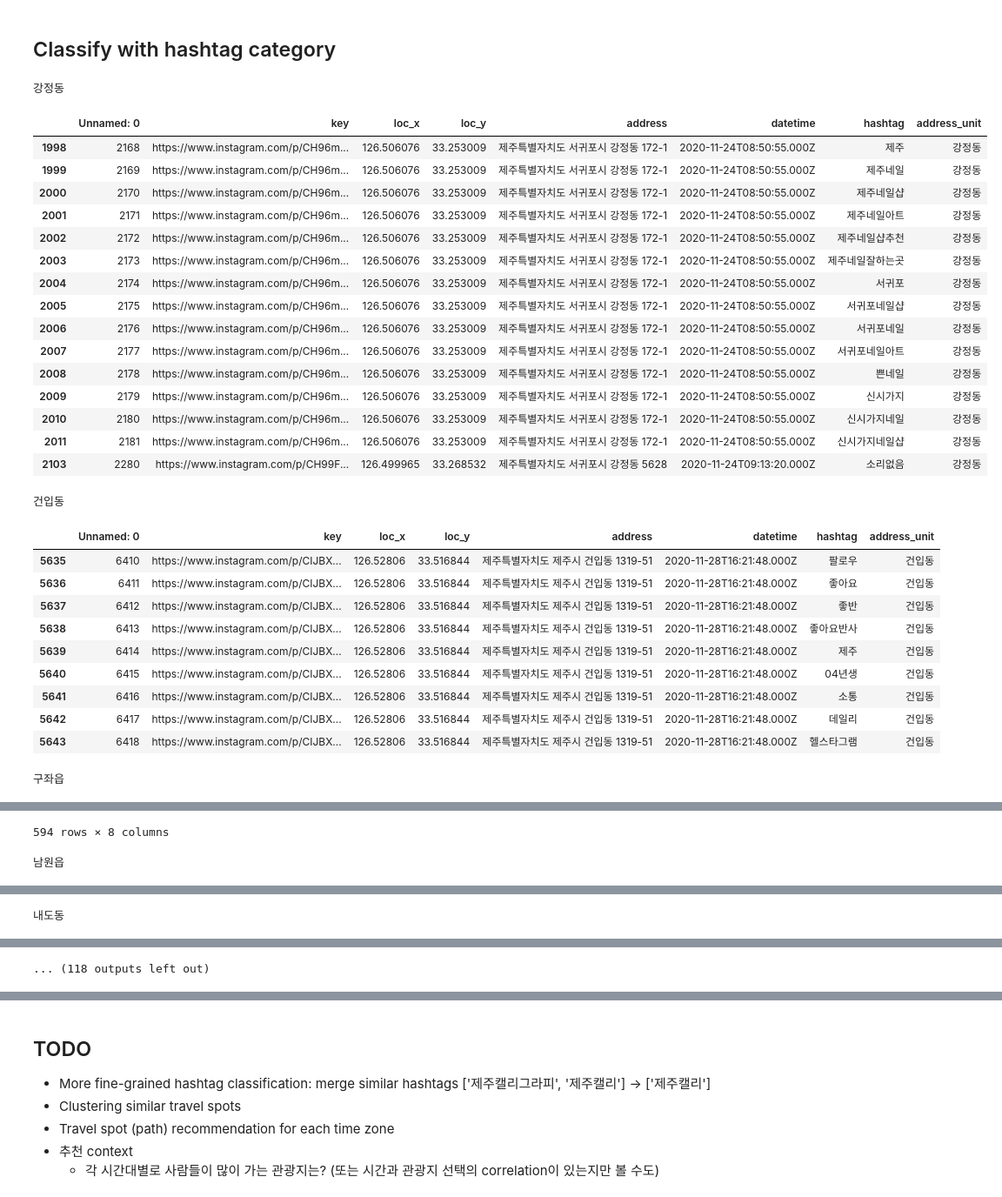
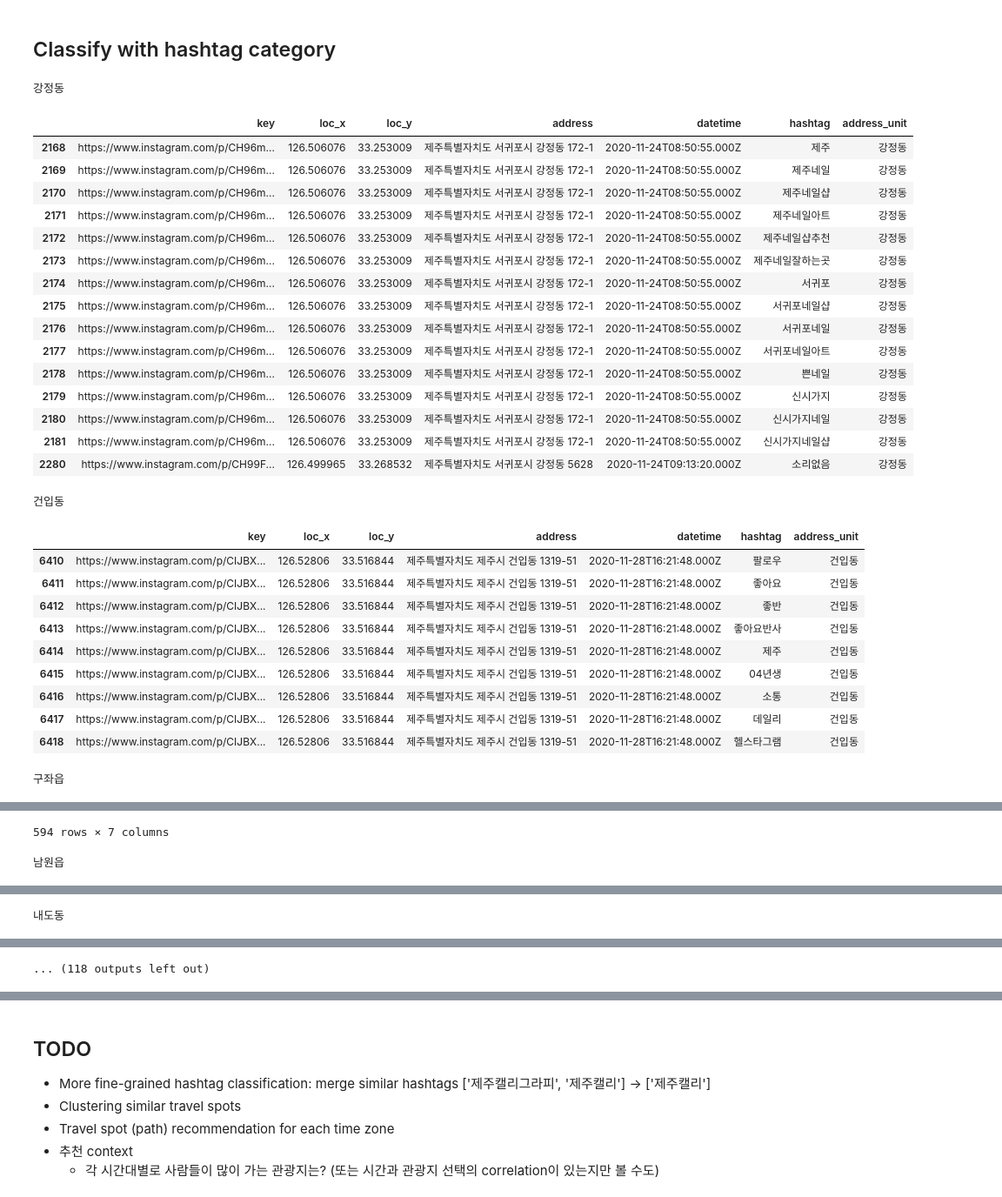
Before and after one commit to EunhoCho/RRRRRR, a Jupyter notebook: Preprocessing.ipynb, the cells around one changed output, grey strips where cells are left out. Shown at 87% size. Cells and saved outputs as stored; diff of their text form; code cells hidden in the pictures.

```diff
--- a/Preprocessing.ipynb
+++ b/Preprocessing.ipynb
@@ -2,5 +2,5 @@
 import pandas as pd
 import json
 # %%
-posts = json.load(open('locations.json'))
+posts = json.load(open('norm_locations.json'))
 keys = json.load(open('keys.json'))
@@ -71,6 +81,7 @@ def flatten_hashtags(posts):
                 'location': post['location'],
                 'datetime': post['datetime'],
                 'hashtag': hashtag,
+                'address': post['address'],
                 'loc_x': post['x'],
                 'loc_y': post['y']
 
@@ -93,19 +104,19 @@ def convert_location_to_coord(df):
     total = len(df)
     count = 1
     for i, row in df.iterrows():
-        print(f'processing {count}/{total}')
-        count += 1
+#         print(f'processing {count}/{total}')
+#         count += 1
 
-        loc = getLatLng(row['location'])
-        if loc == None:
-            continue
+#         loc = getLatLng(row['location'])
+#         if loc == None:
+#             continue
 
-        print(f'Finding coordinates: {loc}')
+#         print(f'Finding coordinates: {loc}')
         rows.append({
             'key': row['key'],
-            'loc_x': loc['x'],
-            'loc_y': loc['y'],
-            'address': loc['address'],
+            'loc_x': row['loc_x'],
+            'loc_y': row['loc_y'],
+            'address': row['address'],
             'datetime': row['datetime'],
             'hashtag': row['hashtag']
         })
@@ -133,5 +126,5 @@ pr
 # %%
-df_loc = pd.read_csv('locations_coord.csv')
+df_loc.to_csv('locations_coord.csv')
 df_loc = df_loc[~df_loc['hashtag'].str.contains('[A-Za-z]')]
 # %% [markdown]
 ## Classify with hashtag category
@@ -189,46 +182,46 @@ filter_posts_by_hashtag(posts_df, ['식당', '맛집', '밥', '음식']).to_csv(
 # %%
 # for clustering: count hashtags within same location
 
 new_rows = []
 
 for address_unit, group in df_loc.groupby(['address_unit']):
     print(address_unit)
     display(group)
     new_rows.append({
         'location': address_unit,
         'times': list(set(group['datetime'])),
         'count_hashtags': len(group['hashtag']),
-        'hashtags': list(set(group['hashtag']))
+        'hashtags': list(group['hashtag'])
     })
 
 locations = pd.DataFrame(new_rows)
 # %% [output]
 강정동
-|  | Unnamed: 0 | key | loc_x | loc_y | address | datetime | hashtag | address_unit |
-| 1998 | 2168 | https://www.instagram.com/p/CH96m... | 126.506076 | 33.253009 | 제주특별자치도 서귀포시 강정동 172-1 | 2020-11-24T08:50:55.000Z | 제주 | 강정동 |
-| 1999 | 2169 | https://www.instagram.com/p/CH96m... | 126.506076 | 33.253009 | 제주특별자치도 서귀포시 강정동 172-1 | 2020-11-24T08:50:55.000Z | 제주네일 | 강정동 |
-| 2000 | 2170 | https://www.instagram.com/p/CH96m... | 126.506076 | 33.253009 | 제주특별자치도 서귀포시 강정동 172-1 | 2020-11-24T08:50:55.000Z | 제주네일샵 | 강정동 |
-| 2001 | 2171 | https://www.instagram.com/p/CH96m... | 126.506076 | 33.253009 | 제주특별자치도 서귀포시 강정동 172-1 | 2020-11-24T08:50:55.000Z | 제주네일아트 | 강정동 |
-| 2002 | 2172 | https://www.instagram.com/p/CH96m... | 126.506076 | 33.253009 | 제주특별자치도 서귀포시 강정동 172-1 | 2020-11-24T08:50:55.000Z | 제주네일샵추천 | 강정동 |
-| 2003 | 2173 | https://www.instagram.com/p/CH96m... | 126.506076 | 33.253009 | 제주특별자치도 서귀포시 강정동 172-1 | 2020-11-24T08:50:55.000Z | 제주네일잘하는곳 | 강정동 |
-| 2004 | 2174 | https://www.instagram.com/p/CH96m... | 126.506076 | 33.253009 | 제주특별자치도 서귀포시 강정동 172-1 | 2020-11-24T08:50:55.000Z | 서귀포 | 강정동 |
-| 2005 | 2175 | https://www.instagram.com/p/CH96m... | 126.506076 | 33.253009 | 제주특별자치도 서귀포시 강정동 172-1 | 2020-11-24T08:50:55.000Z | 서귀포네일샵 | 강정동 |
-| 2006 | 2176 | https://www.instagram.com/p/CH96m... | 126.506076 | 33.253009 | 제주특별자치도 서귀포시 강정동 172-1 | 2020-11-24T08:50:55.000Z | 서귀포네일 | 강정동 |
-| 2007 | 2177 | https://www.instagram.com/p/CH96m... | 126.506076 | 33.253009 | 제주특별자치도 서귀포시 강정동 172-1 | 2020-11-24T08:50:55.000Z | 서귀포네일아트 | 강정동 |
-| 2008 | 2178 | https://www.instagram.com/p/CH96m... | 126.506076 | 33.253009 | 제주특별자치도 서귀포시 강정동 172-1 | 2020-11-24T08:50:55.000Z | 쁜네일 | 강정동 |
-| 2009 | 2179 | https://www.instagram.com/p/CH96m... | 126.506076 | 33.253009 | 제주특별자치도 서귀포시 강정동 172-1 | 2020-11-24T08:50:55.000Z | 신시가지 | 강정동 |
-| 2010 | 2180 | https://www.instagram.com/p/CH96m... | 126.506076 | 33.253009 | 제주특별자치도 서귀포시 강정동 172-1 | 2020-11-24T08:50:55.000Z | 신시가지네일 | 강정동 |
-| 2011 | 2181 | https://www.instagram.com/p/CH96m... | 126.506076 | 33.253009 | 제주특별자치도 서귀포시 강정동 172-1 | 2020-11-24T08:50:55.000Z | 신시가지네일샵 | 강정동 |
-| 2103 | 2280 | https://www.instagram.com/p/CH99F... | 126.499965 | 33.268532 | 제주특별자치도 서귀포시 강정동 5628 | 2020-11-24T09:13:20.000Z | 소리없음 | 강정동 |
+|  | key | loc_x | loc_y | address | datetime | hashtag | address_unit |
+| 2168 | https://www.instagram.com/p/CH96m... | 126.506076 | 33.253009 | 제주특별자치도 서귀포시 강정동 172-1 | 2020-11-24T08:50:55.000Z | 제주 | 강정동 |
+| 2169 | https://www.instagram.com/p/CH96m... | 126.506076 | 33.253009 | 제주특별자치도 서귀포시 강정동 172-1 | 2020-11-24T08:50:55.000Z | 제주네일 | 강정동 |
+| 2170 | https://www.instagram.com/p/CH96m... | 126.506076 | 33.253009 | 제주특별자치도 서귀포시 강정동 172-1 | 2020-11-24T08:50:55.000Z | 제주네일샵 | 강정동 |
+| 2171 | https://www.instagram.com/p/CH96m... | 126.506076 | 33.253009 | 제주특별자치도 서귀포시 강정동 172-1 | 2020-11-24T08:50:55.000Z | 제주네일아트 | 강정동 |
+| 2172 | https://www.instagram.com/p/CH96m... | 126.506076 | 33.253009 | 제주특별자치도 서귀포시 강정동 172-1 | 2020-11-24T08:50:55.000Z | 제주네일샵추천 | 강정동 |
+| 2173 | https://www.instagram.com/p/CH96m... | 126.506076 | 33.253009 | 제주특별자치도 서귀포시 강정동 172-1 | 2020-11-24T08:50:55.000Z | 제주네일잘하는곳 | 강정동 |
+| 2174 | https://www.instagram.com/p/CH96m... | 126.506076 | 33.253009 | 제주특별자치도 서귀포시 강정동 172-1 | 2020-11-24T08:50:55.000Z | 서귀포 | 강정동 |
+| 2175 | https://www.instagram.com/p/CH96m... | 126.506076 | 33.253009 | 제주특별자치도 서귀포시 강정동 172-1 | 2020-11-24T08:50:55.000Z | 서귀포네일샵 | 강정동 |
+| 2176 | https://www.instagram.com/p/CH96m... | 126.506076 | 33.253009 | 제주특별자치도 서귀포시 강정동 172-1 | 2020-11-24T08:50:55.000Z | 서귀포네일 | 강정동 |
+| 2177 | https://www.instagram.com/p/CH96m... | 126.506076 | 33.253009 | 제주특별자치도 서귀포시 강정동 172-1 | 2020-11-24T08:50:55.000Z | 서귀포네일아트 | 강정동 |
+| 2178 | https://www.instagram.com/p/CH96m... | 126.506076 | 33.253009 | 제주특별자치도 서귀포시 강정동 172-1 | 2020-11-24T08:50:55.000Z | 쁜네일 | 강정동 |
+| 2179 | https://www.instagram.com/p/CH96m... | 126.506076 | 33.253009 | 제주특별자치도 서귀포시 강정동 172-1 | 2020-11-24T08:50:55.000Z | 신시가지 | 강정동 |
+| 2180 | https://www.instagram.com/p/CH96m... | 126.506076 | 33.253009 | 제주특별자치도 서귀포시 강정동 172-1 | 2020-11-24T08:50:55.000Z | 신시가지네일 | 강정동 |
+| 2181 | https://www.instagram.com/p/CH96m... | 126.506076 | 33.253009 | 제주특별자치도 서귀포시 강정동 172-1 | 2020-11-24T08:50:55.000Z | 신시가지네일샵 | 강정동 |
+| 2280 | https://www.instagram.com/p/CH99F... | 126.499965 | 33.268532 | 제주특별자치도 서귀포시 강정동 5628 | 2020-11-24T09:13:20.000Z | 소리없음 | 강정동 |
 건입동
-|  | Unnamed: 0 | key | loc_x | loc_y | address | datetime | hashtag | address_unit |
-| 5635 | 6410 | https://www.instagram.com/p/CIJBX... | 126.52806 | 33.516844 | 제주특별자치도 제주시 건입동 1319-51 | 2020-11-28T16:21:48.000Z | 팔로우 | 건입동 |
-| 5636 | 6411 | https://www.instagram.com/p/CIJBX... | 126.52806 | 33.516844 | 제주특별자치도 제주시 건입동 1319-51 | 2020-11-28T16:21:48.000Z | 좋아요 | 건입동 |
-| 5637 | 6412 | https://www.instagram.com/p/CIJBX... | 126.52806 | 33.516844 | 제주특별자치도 제주시 건입동 1319-51 | 2020-11-28T16:21:48.000Z | 좋반 | 건입동 |
-| 5638 | 6413 | https://www.instagram.com/p/CIJBX... | 126.52806 | 33.516844 | 제주특별자치도 제주시 건입동 1319-51 | 2020-11-28T16:21:48.000Z | 좋아요반사 | 건입동 |
-| 5639 | 6414 | https://www.instagram.com/p/CIJBX... | 126.52806 | 33.516844 | 제주특별자치도 제주시 건입동 1319-51 | 2020-11-28T16:21:48.000Z | 제주 | 건입동 |
-| 5640 | 6415 | https://www.instagram.com/p/CIJBX... | 126.52806 | 33.516844 | 제주특별자치도 제주시 건입동 1319-51 | 2020-11-28T16:21:48.000Z | 04년생 | 건입동 |
-| 5641 | 6416 | https://www.instagram.com/p/CIJBX... | 126.52806 | 33.516844 | 제주특별자치도 제주시 건입동 1319-51 | 2020-11-28T16:21:48.000Z | 소통 | 건입동 |
-| 5642 | 6417 | https://www.instagram.com/p/CIJBX... | 126.52806 | 33.516844 | 제주특별자치도 제주시 건입동 1319-51 | 2020-11-28T16:21:48.000Z | 데일리 | 건입동 |
-| 5643 | 6418 | https://www.instagram.com/p/CIJBX... | 126.52806 | 33.516844 | 제주특별자치도 제주시 건입동 1319-51 | 2020-11-28T16:21:48.000Z | 헬스타그램 | 건입동 |
+|  | key | loc_x | loc_y | address | datetime | hashtag | address_unit |
+| 6410 | https://www.instagram.com/p/CIJBX... | 126.52806 | 33.516844 | 제주특별자치도 제주시 건입동 1319-51 | 2020-11-28T16:21:48.000Z | 팔로우 | 건입동 |
+| 6411 | https://www.instagram.com/p/CIJBX... | 126.52806 | 33.516844 | 제주특별자치도 제주시 건입동 1319-51 | 2020-11-28T16:21:48.000Z | 좋아요 | 건입동 |
+| 6412 | https://www.instagram.com/p/CIJBX... | 126.52806 | 33.516844 | 제주특별자치도 제주시 건입동 1319-51 | 2020-11-28T16:21:48.000Z | 좋반 | 건입동 |
+| 6413 | https://www.instagram.com/p/CIJBX... | 126.52806 | 33.516844 | 제주특별자치도 제주시 건입동 1319-51 | 2020-11-28T16:21:48.000Z | 좋아요반사 | 건입동 |
+| 6414 | https://www.instagram.com/p/CIJBX... | 126.52806 | 33.516844 | 제주특별자치도 제주시 건입동 1319-51 | 2020-11-28T16:21:48.000Z | 제주 | 건입동 |
+| 6415 | https://www.instagram.com/p/CIJBX... | 126.52806 | 33.516844 | 제주특별자치도 제주시 건입동 1319-51 | 2020-11-28T16:21:48.000Z | 04년생 | 건입동 |
+| 6416 | https://www.instagram.com/p/CIJBX... | 126.52806 | 33.516844 | 제주특별자치도 제주시 건입동 1319-51 | 2020-11-28T16:21:48.000Z | 소통 | 건입동 |
+| 6417 | https://www.instagram.com/p/CIJBX... | 126.52806 | 33.516844 | 제주특별자치도 제주시 건입동 1319-51 | 2020-11-28T16:21:48.000Z | 데일리 | 건입동 |
+| 6418 | https://www.instagram.com/p/CIJBX... | 126.52806 | 33.516844 | 제주특별자치도 제주시 건입동 1319-51 | 2020-11-28T16:21:48.000Z | 헬스타그램 | 건입동 |
 구좌읍
@@ -247,2 +240,2 @@ locations = pd.DataFrame(new_rows)
-594 rows × 8 columns
+594 rows × 7 columns
 남원읍
```
Also changed, not shown: parts of 14 cells of this notebook, 25 other files.
